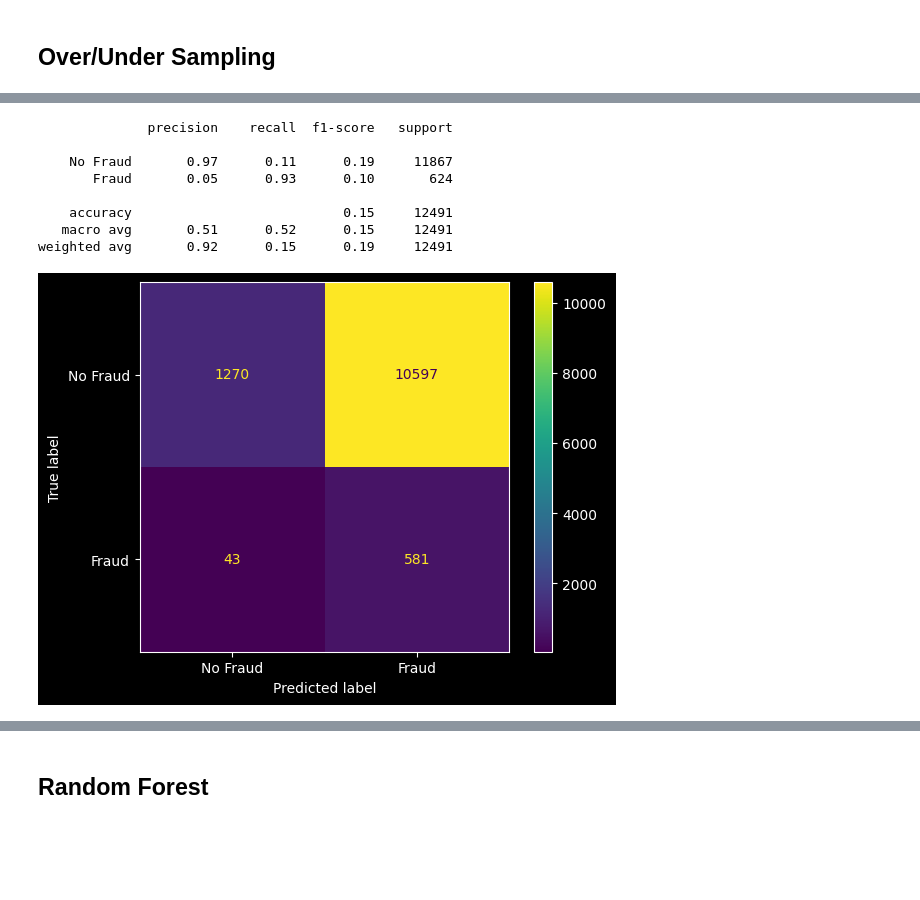
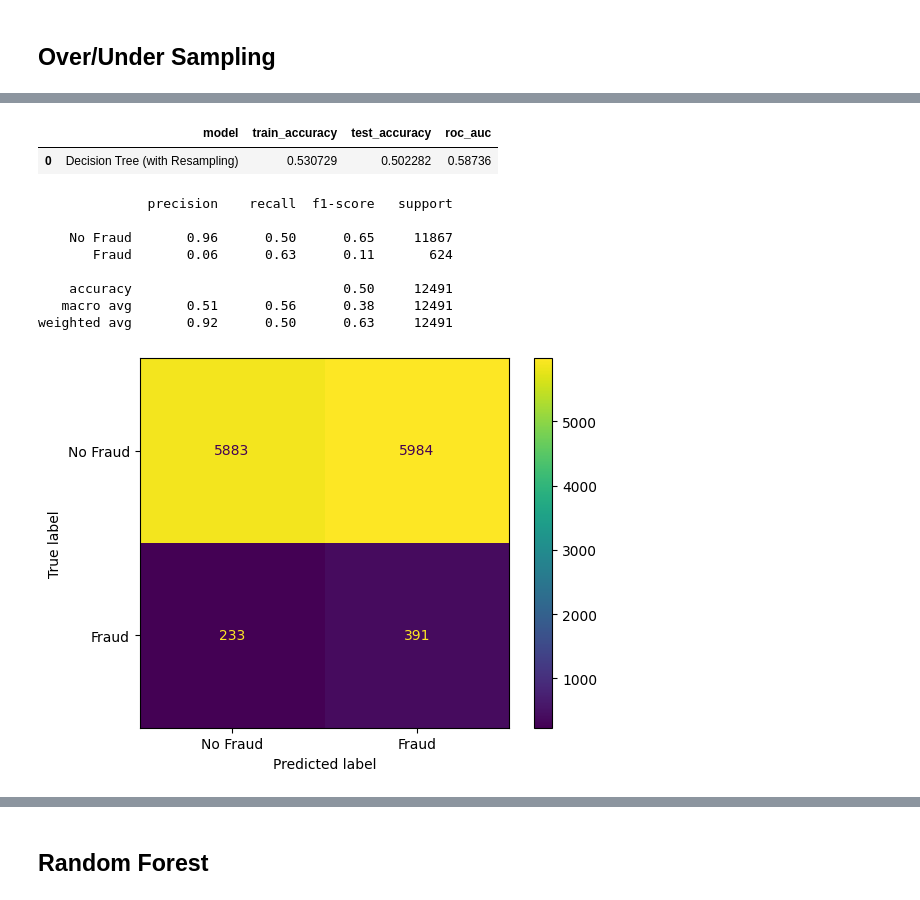
Before and after one commit to Flippyfun02/ds2010-finalproject, a Jupyter notebook: fraud_decision_tree.ipynb, the cells around one changed output, grey strips where cells are left out. Drawn from its saved outputs; the diff is of its cells as text; code cells hidden in the pictures; blank space fills up the shorter version.

```diff
--- a/fraud_decision_tree.ipynb
+++ b/fraud_decision_tree.ipynb
@@ -416,18 +449,27 @@ ap = average_precision_score(y_test_grouped, y_scores)
 # %%
-pipe_y_pred = pipe.predict(X_test_final)
+sampling_y_pred = sampling_clf.predict(X_test_final)
 
-new_cm = confusion_matrix(y_test_grouped, pipe_y_pred)
-ConfusionMatrixDisplay(new_cm, display_labels=["No Fraud", "Fraud"]).plot()
-
-print(classification_report(y_test_grouped, pipe_y_pred, target_names=target_names))
+sampling_clf, sampling_tree_results = evaluate_classifier(
+    sampling_clf, X_train_final, X_test_final, y_train_grouped, y_test_grouped,
+    "Decision Tree (with Resampling)"
+)
+pd.DataFrame([sampling_tree_results])
 # %% [output]
-              precision    recall  f1-score   support
-
-    No Fraud       0.97      0.11      0.19     11867
-       Fraud       0.05      0.93      0.10       624
-
-    accuracy                           0.15     12491
-   macro avg       0.51      0.52      0.15     12491
-weighted avg       0.92      0.15      0.19     12491
-[figure, removed]
+|  | model | train_accuracy | test_accuracy | roc_auc |
+| 0 | Decision Tree (with Resampling) | 0.530729 | 0.502282 | 0.58736 |
+# %%
+sampling_cm = confusion_matrix(y_test_grouped, sampling_y_pred)
+ConfusionMatrixDisplay(sampling_cm, display_labels=["No Fraud", "Fraud"]).plot()
+
+print(classification_report(y_test_grouped, sampling_y_pred, target_names=target_names))
+# %% [output]
+              precision    recall  f1-score   support
+
+    No Fraud       0.96      0.50      0.65     11867
+       Fraud       0.06      0.63      0.11       624
+
+    accuracy                           0.50     12491
+   macro avg       0.51      0.56      0.38     12491
+weighted avg       0.92      0.50      0.63     12491
+[figure, added]
 # %%
```
Also changed, not shown: parts of 9 cells of this notebook.
